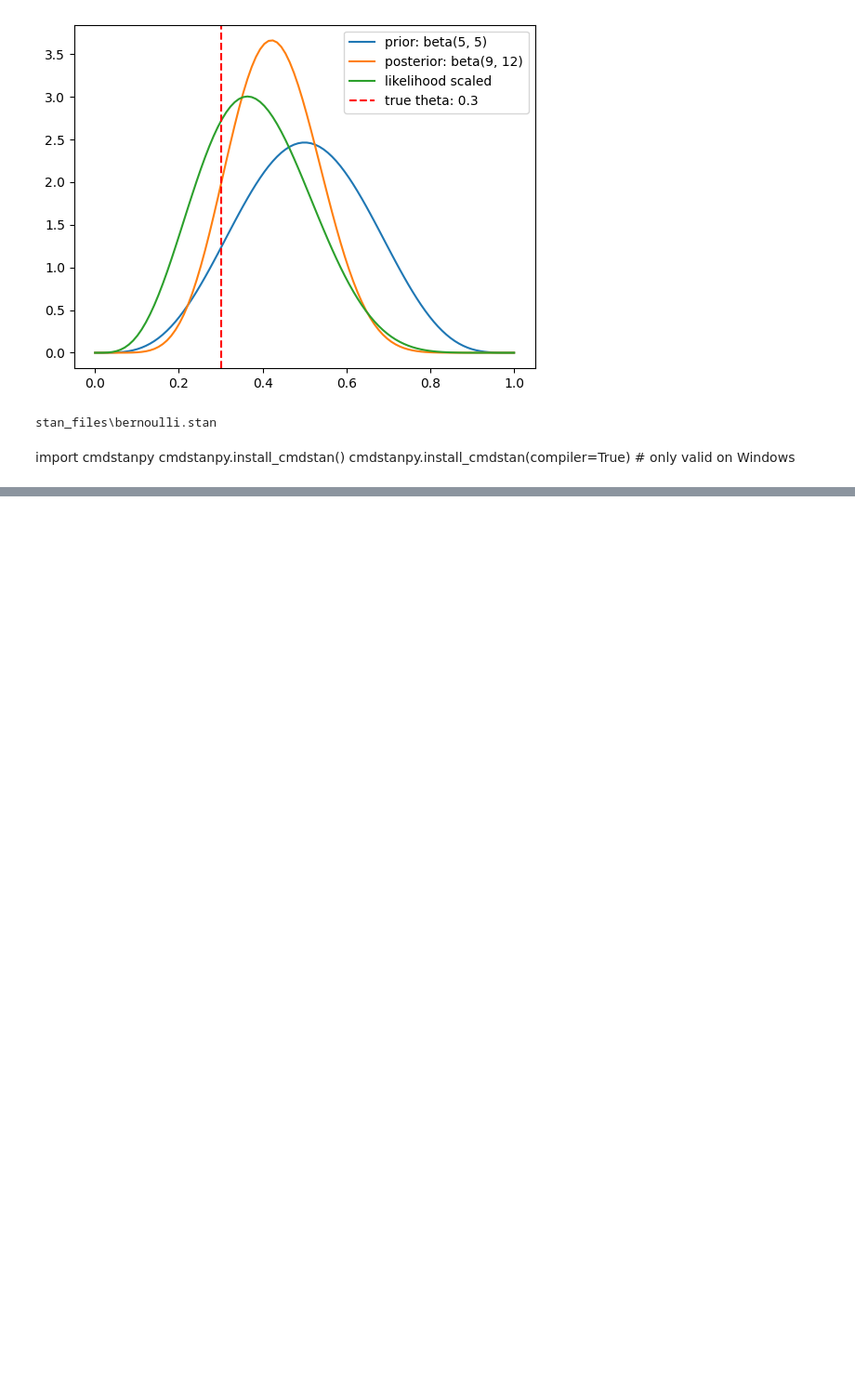
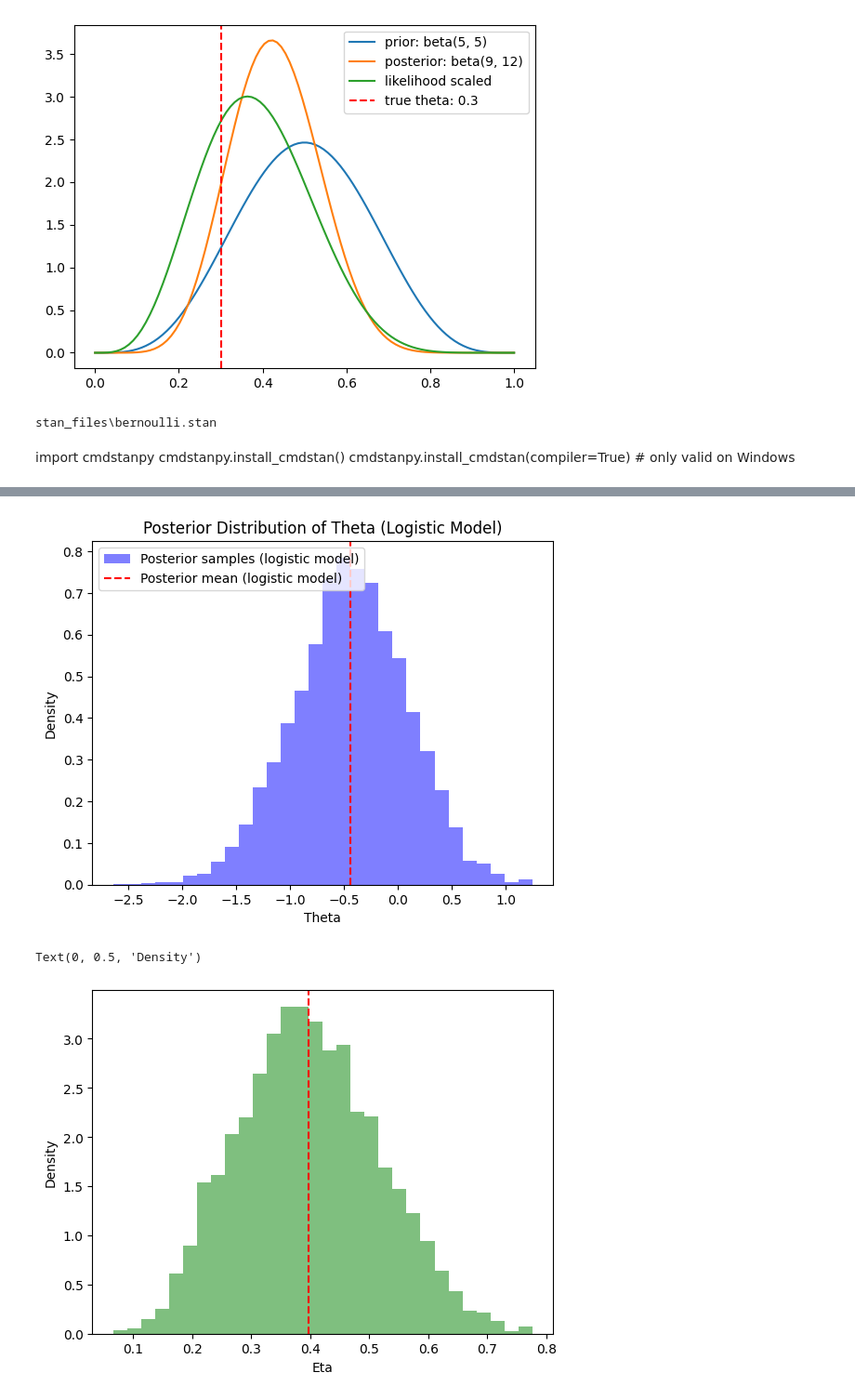
Before and after one commit to yongduek/KOS6313, a Jupyter notebook: beta_bernoulli.ipynb, the cells around one changed output, grey strips where cells are left out. Shown: that part at 93% size. Saved outputs shown, nothing was run; the diff lists cells and outputs as text; code cells hidden in the pictures; blank space fills up the shorter version.

```diff
--- a/beta_bernoulli.ipynb
+++ b/beta_bernoulli.ipynb
@@ -326,3 +369,21 @@ eta     1446.10   1921.36  1.00211
+# %%
+# Plot the posterior distribution of theta
+plt.hist(theta_samples_logistic, bins=30, density=True, alpha=0.5, color='blue', label='Posterior samples (logistic model)')
+plt.axvline(np.mean(theta_samples_logistic), color='red', linestyle='dashed', label='Posterior mean (logistic model)')
+plt.xlabel('Theta')
+plt.ylabel('Density')
+plt.title('Posterior Distribution of Theta (Logistic Model)')
+plt.legend()
+plt.show()
+# Plot the posterior distribution of eta
+plt.hist(1 / (1 + np.exp(-theta_samples_logistic)), bins=30, density=True, alpha=0.5, color='green', label='Posterior samples of eta')
+plt.axvline(np.mean(1 / (1 + np.exp(-theta_samples_logistic))), color='red', linestyle='dashed', label='Posterior mean of eta')
+plt.xlabel('Eta')
+plt.ylabel('Density')
+# %% [output]
+[figure, added]
+Text(0, 0.5, 'Density')
+[figure, added]
 # %%
 # Transform theta_samples_logistic to eta
 eta_samples = 1 / (1 + np.exp(-theta_samples_logistic))
```
Also changed, not shown: parts of 15 cells of this notebook.
